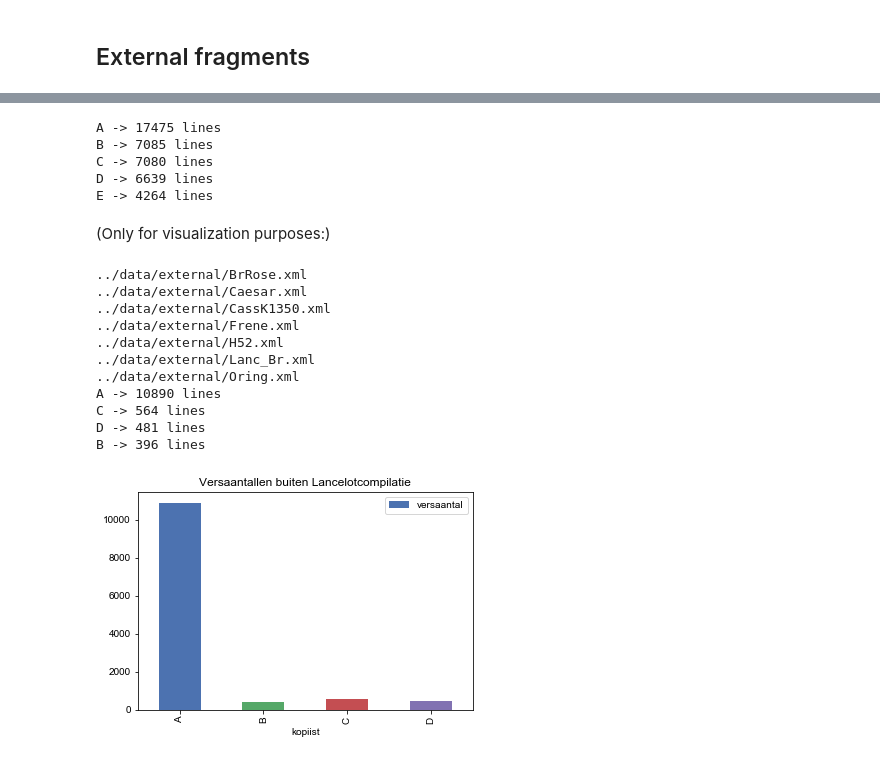
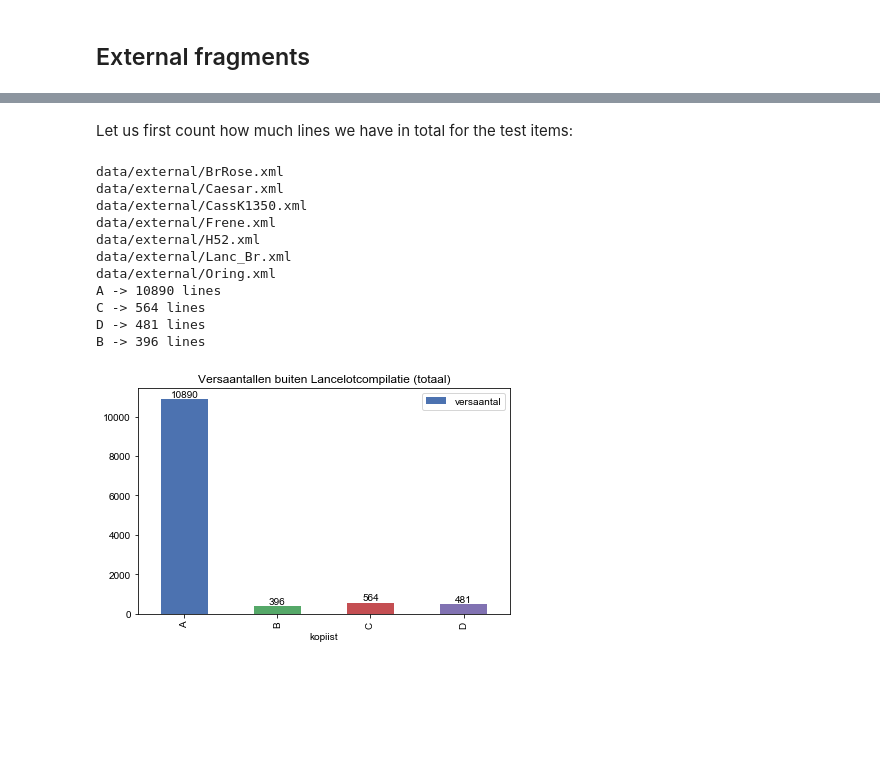
Before and after one commit to mikekestemont/spl2018scribes, a Jupyter notebook: lancelot.ipynb, the cells around one changed output, grey strips where cells are left out. Saved outputs shown, nothing was run; the diff lists cells and outputs as text; code cells hidden in the pictures; blank space fills up the shorter version.

```diff
--- a/lancelot.ipynb
+++ b/lancelot.ipynb
@@ -82,5 +82,8 @@ df['kopiist'] = sorted(scribes.keys())
 df['versaantal'] = [len(scribes[s]) for s in sorted(scribes.keys())]
 df.plot(kind='bar', x='kopiist', y='versaantal', sort_columns=True)
 plt.title('Versaantallen in Lancelotcompilatie')
-plt.savefig('../figures/fig1a.pdf')
+for i, v in enumerate(df['versaantal']):
+    plt.text(i, v + 200, str(v), ha='center')
+plt.tight_layout()
+plt.savefig('figures/fig1a.pdf')
 # %% [output]
@@ -88,7 +91,7 @@ plt.savefig('../figures/fig1a.pdf')
 # %% [markdown]
 We now build a function that can segment the data per scribe into evenly sized samples or segments (expressed in number of lines, rather than number of words).
 # %%
-def segment(scribes, segment_length=10,
+def segment(scribes, segment_length=500,
             max_nb_segments=None, shuffle=False):
 
     texts, labels = [], []
@@ -517,0 +501,17 @@ def preprocess_file(fn, target_scribes):
+# %%
+test_segment_length = 500
+
+train_scribes = preprocess_file(fn='data/compilation/01Lanc.xml',
+                                target_scribes=['A', 'B', 'C', 'D', 'E'])
+
+train_scribes['B'].extend(preprocess_file(fn='data/compilation/02Perc.xml',
+                          target_scribes=['B'])['B'])
+
+for scribe, lines in train_scribes.items():
+    train_scribes[scribe] = tuple(lines)
+
+for scribe, lines in train_scribes.items():
+    print(f'{scribe} -> {len(lines)} lines')
+
+train_texts, train_labels = segment(train_scribes,
+                                    segment_length=test_segment_length)
@@ -534,53 +542,39 @@ def preprocess_dir(dir_, target_scribes):
                     scribes[scribe] = []
                 scribes[scribe].extend(tmp_scribes[scribe])
 
+    for scribe in scribes:
+        scribes[scribe] = tuple(scribes[scribe])
+
     return scribes
-# %%
-train_scribes = preprocess_file(fn='../data/compilation/01Lanc.xml',
-                                target_scribes=['A', 'B', 'C', 'D', 'E'])
-
-train_scribes['B'].extend(preprocess_file(fn='../data/compilation/02Perc.xml',
-                          target_scribes=['B'])['B'])
-
-for scribe, lines in train_scribes.items():
-    train_scribes[scribe] = tuple(lines)
-
-for scribe, lines in train_scribes.items():
-    print(f'{scribe} -> {len(lines)} lines')
-
-
-train_texts, train_labels = segment(train_scribes,
-                                    segment_length=500)
-# %% [output]
-A -> 17475 lines
-B -> 7085 lines
-C -> 7080 lines
-D -> 6639 lines
-E -> 4264 lines
-# %% [markdown]
-(Only for visualization purposes:)
+# %% [markdown]
+Let us first count how much lines we have in total for the test items:
 # %%
-test_scribes = preprocess_dir('../data/external/',
+test_scribes = preprocess_dir('data/external/',
                               target_scribes=['A', 'B', 'C', 'D'])
 for scribe, lines in test_scribes.items():
     print(f'{scribe} -> {len(lines)} lines')
 
 df = pd.DataFrame()
 df['kopiist'] = sorted(test_scribes.keys())
 df['versaantal'] = [len(test_scribes[s]) for s in sorted(test_scribes.keys())]
 df.plot(kind='bar', x='kopiist', y='versaantal')
-plt.title('Versaantallen buiten Lancelotcompilatie')
-plt.savefig('../figures/fig1b.pdf')
+plt.title('Versaantallen buiten Lancelotcompilatie (totaal)')
+
+for i, v in enumerate(df['versaantal']):
+    plt.text(i, v + 100, str(v), ha='center')
+
+plt.tight_layout()
+plt.savefig('figures/fig1b.pdf')
 # %% [output]
-../data/external/BrRose.xml
-../data/external/Caesar.xml
-../data/external/CassK1350.xml
-../data/external/Frene.xml
-../data/external/H52.xml
-../data/external/Lanc_Br.xml
-../data/external/Oring.xml
+data/external/BrRose.xml
+data/external/Caesar.xml
+data/external/CassK1350.xml
+data/external/Frene.xml
+data/external/H52.xml
+data/external/Lanc_Br.xml
+data/external/Oring.xml
 A -> 10890 lines
 C -> 564 lines
 D -> 481 lines
 B -> 396 lines
-[figure, old version]
+[figure, new version]
```
Also changed, not shown: parts of 20 cells of this notebook.
